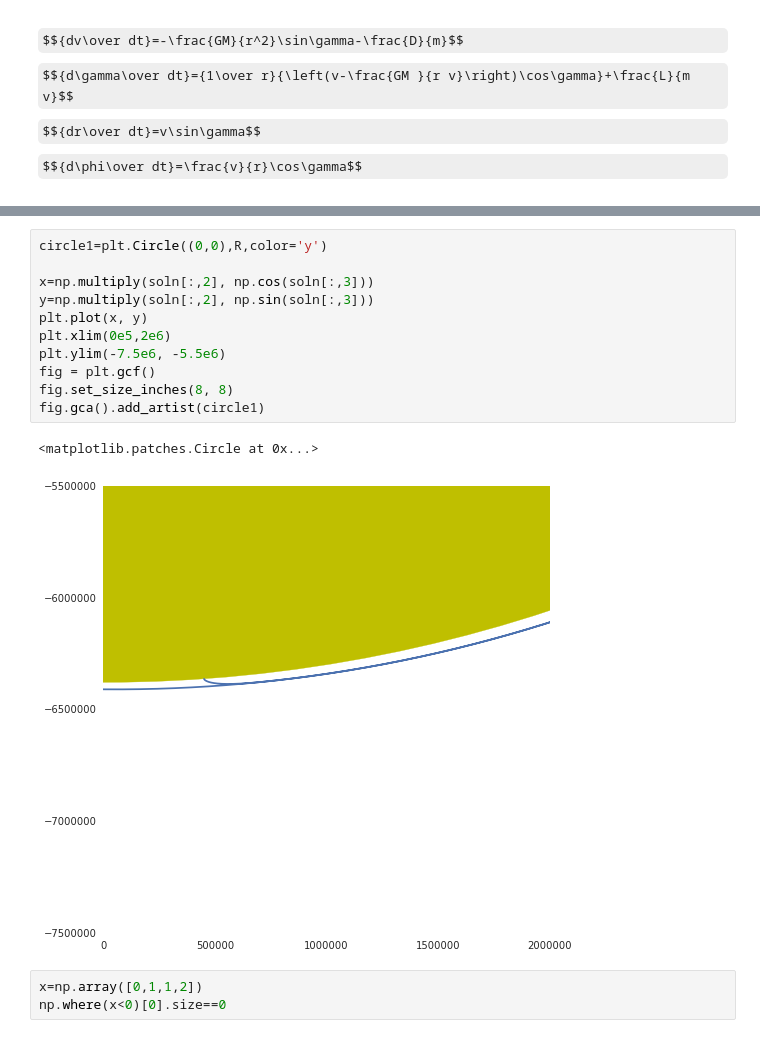
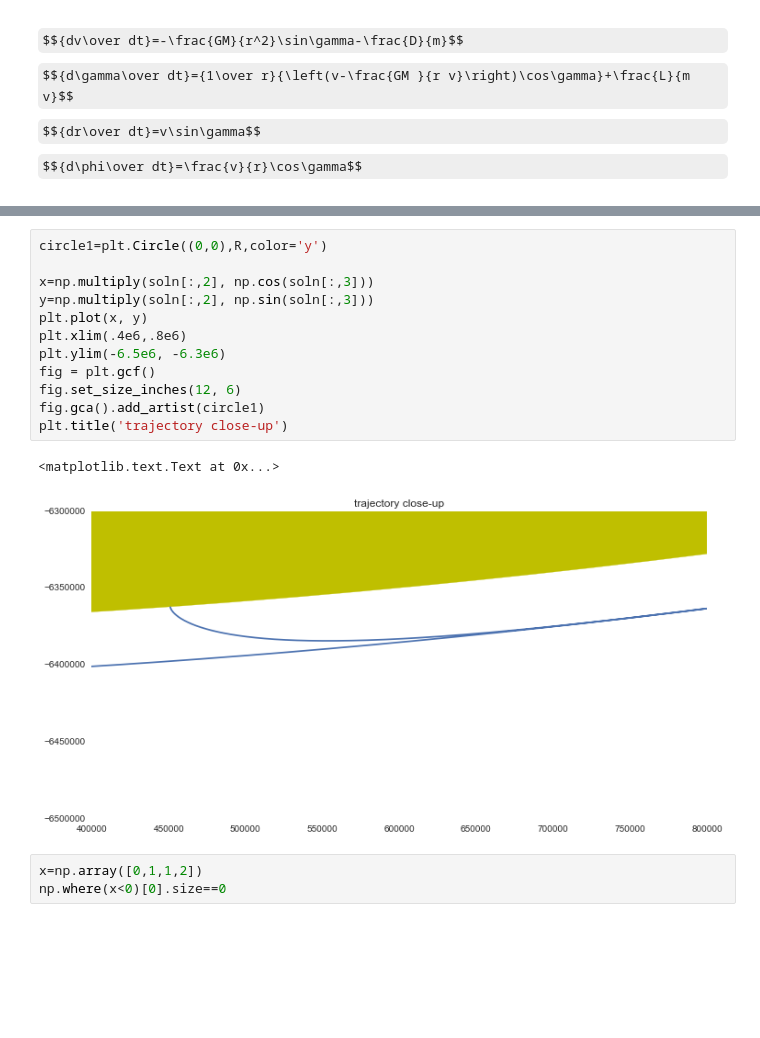
Before and after one commit to rtbs-dev/SkynetOrbital, a Jupyter notebook: Gravity Turn.ipynb, the cells around one changed output, grey strips where cells are left out. Drawn from its saved outputs; the diff is of its cells as text; some formulas as TeX source; blank space fills up the shorter version.

```diff
--- a/Gravity Turn.ipynb
+++ b/Gravity Turn.ipynb
@@ -141,17 +142,18 @@ array([ 6378286.875     ,  6378323.52320005,  6378363.82475682, ...,
 # %%
 circle1=plt.Circle((0,0),R,color='y')
 
 x=np.multiply(soln[:,2], np.cos(soln[:,3]))
 y=np.multiply(soln[:,2], np.sin(soln[:,3]))
 plt.plot(x, y)
-plt.xlim(0e5,2e6)
-plt.ylim(-7.5e6, -5.5e6)
+plt.xlim(.4e6,.8e6)
+plt.ylim(-6.5e6, -6.3e6)
 fig = plt.gcf()
-fig.set_size_inches(8, 8)
+fig.set_size_inches(12, 6)
 fig.gca().add_artist(circle1)
+plt.title('trajectory close-up')
 # %% [output]
-<matplotlib.patches.Circle at 0x...>
+<matplotlib.text.Text at 0x...>
-[figure, old version]
+[figure, new version]
 # %%
 x=np.array([0,1,1,2])
 np.where(x<0)[0].size==0
```
Also changed, not shown: parts of 5 cells of this notebook.
